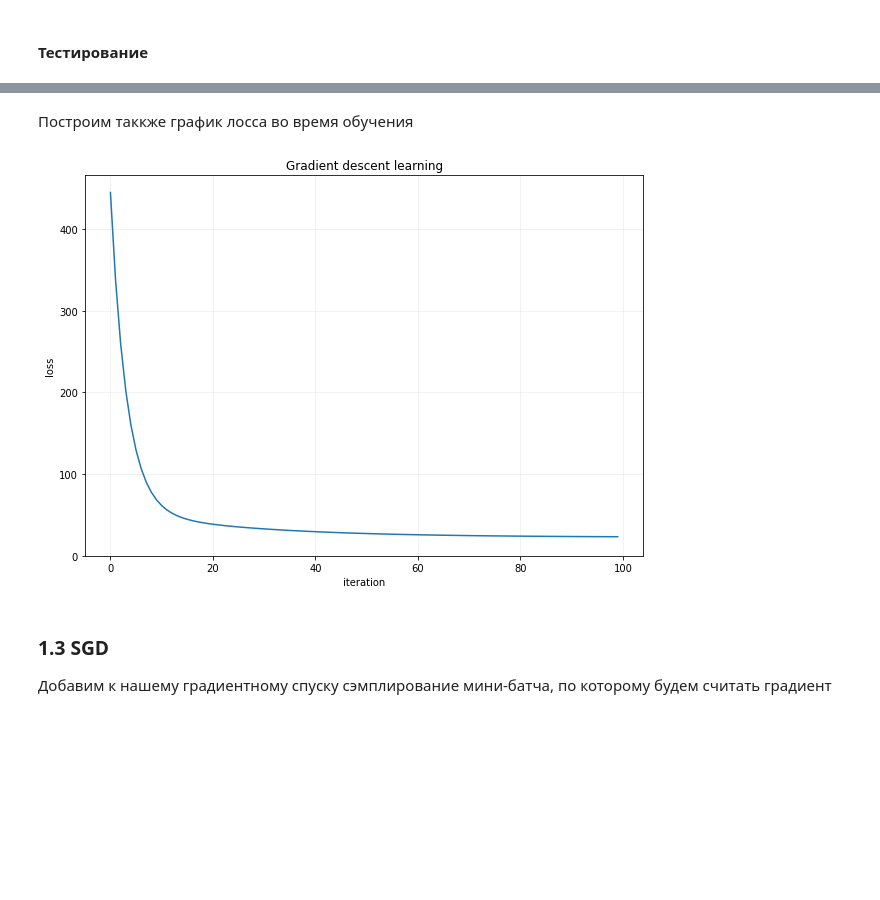
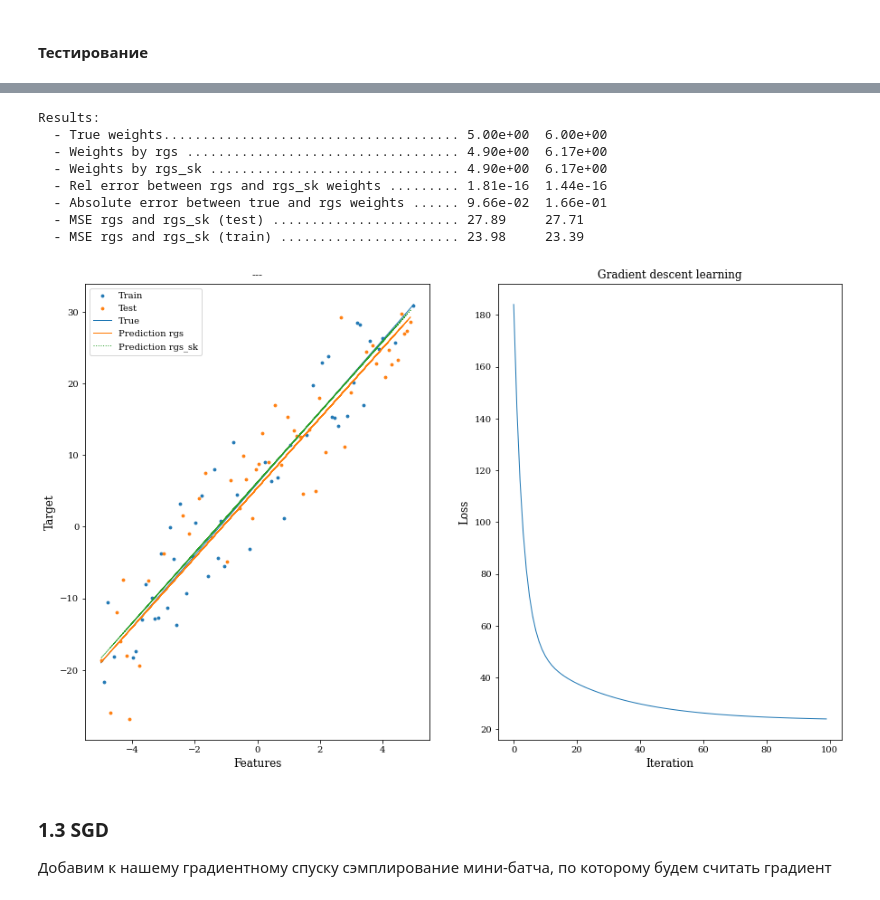
Before and after one commit to maratzainullin/ml-dl, a Jupyter notebook: lessons/[seminar,adv]linreg_regularization.ipynb, the cells around one changed output, grey strips where cells are left out. Drawn from its saved outputs; the diff is of its cells as text; code cells hidden in the pictures; blank space fills up the shorter version.

```diff
--- a/lessons/[seminar,adv]linreg_regularization.ipynb
+++ b/lessons/[seminar,adv]linreg_regularization.ipynb
@@ -135,22 +193,0 @@ error = abs(weight_pred - [a, b])
-# %%
-def compare_to_sk_print():
-    print(
-        "Results:",
-        f"  - {'Weights by rgs ':.<50} {weight_pred[0]:<9.2e} {weight_pred[1]:<9.2e}",
-        f"  - {'Rel error between rgs and rgs_sk ':.<50} {delta[0]:<9.2e} {delta[1]:<9.2e}",
-        f"  - {'Absolute error between true and rgs weights ':.<50} {error[0]:<9.2e} {error[1]:<9.2e}",
-        f"  - {'MSE rgs and rgs_sk (test) ':.<50} {mse(y_test, y_pred):<9.2f} {mse(y_test, y_pred_sk):<9.2f}",
-        f"  - {'MSE rgs and rgs_sk (train) ':.<50} {mse(y_train, y_pred_train):<9.2f} {mse(y_train, y_pred_train_sk):<9.2f}",
-        sep="\n")
-
-def compare_to_sk_plot(X, X_train, X_test, y_true, y_train, y_test, y_pred, y_pred_sk):
-    fig, ax = plt.subplots(figsize=set_size(scale=.5))
-    ax.scatter(X_train, y_train, label="Train", s=8)
-    ax.scatter(X_test, y_test, label="Test", s=8)
-    ax.plot(X, y_true, label="True")
-    ax.plot(X_test, y_pred, label="Prediction rgs")
-    ax.plot(X_test, y_pred_sk, label="Prediction rgs_sk", linestyle=":")
-    ax.set(title="---", xlabel="Features", ylabel="Target")
-    ax.legend()
-
-compare_to_sk_plot(X, X_train, X_test, y_true, y_train, y_test, y_pred, y_pred_sk)
@@ -243,19 +254,20 @@ plt.show()
-# %% [markdown]
-Построим таккже график лосса во время обучения
-# %%
-plt.figure(figsize=(10, 7))
-
-plt.plot(l)
-
-plt.title('Gradient descent learning')
-plt.ylabel('loss')
-plt.xlabel('iteration')
-plt.ylim(bottom=0)
-plt.grid(alpha=0.2)
-
-plt.show()
-# %% [output]
-[figure, removed]
+# %%
+y_pred, y_pred_train, wieght_pred, losses = compute_prediction(MyGradientLinearRegression(),
+                                                               X_train, X_test, y_train, loss=True)
+compare_to_sk_plot(X, X_train, X_test, y_true, y_train, y_test, y_pred, y_pred_sk, losses)
+compare_to_sk_print(y_test, y_train,
+                        y_pred, y_pred_train, weight_pred,
+                        y_pred_sk, y_pred_train_sk, weight_pred_sk)
+# %% [output]
+Results:
+  - True weights...................................... 5.00e+00  6.00e+00
+  - Weights by rgs ................................... 4.90e+00  6.17e+00
+  - Weights by rgs_sk ................................ 4.90e+00  6.17e+00
+  - Rel error between rgs and rgs_sk weights ......... 1.81e-16  1.44e-16
+  - Absolute error between true and rgs weights ...... 9.66e-02  1.66e-01
+  - MSE rgs and rgs_sk (test) ........................ 27.89     27.71
+  - MSE rgs and rgs_sk (train) ....................... 23.98     23.39
+[figure, added]
 # %% [markdown]
 ### 1.3 SGD
 
```
Also changed, not shown: parts of 6 cells of this notebook, 1 other file.
